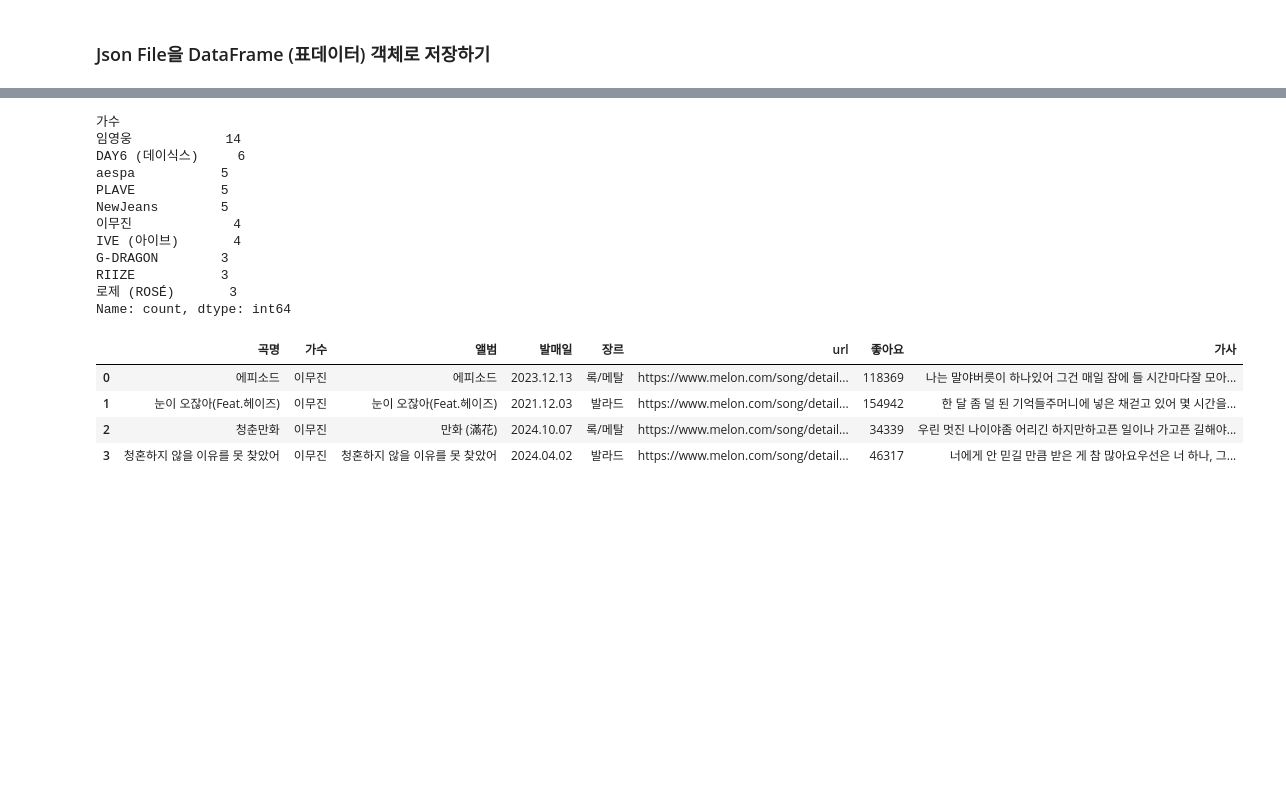
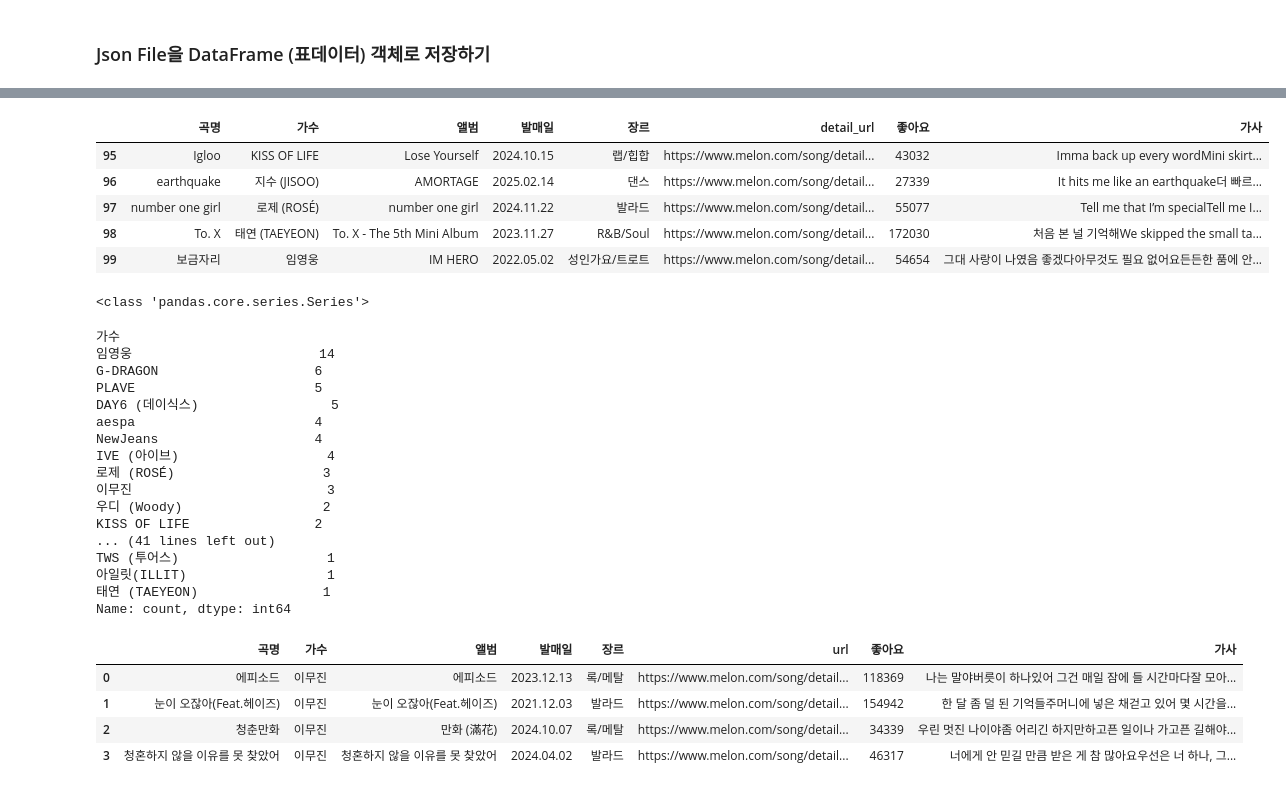
Before and after one commit to J-millar99/Python_Webscraping_Analysis, a Jupyter notebook: 04.Melon100차트_데이터파싱_DB저장.ipynb, the cells around one changed output, grey strips where cells are left out. Saved outputs shown, nothing was run; the diff lists cells and outputs as text; code cells hidden in the pictures; blank space fills up the shorter version.

```diff
--- a/04.Melon100차트_데이터파싱_DB저장.ipynb
+++ b/04.Melon100차트_데이터파싱_DB저장.ipynb
@@ -180,18 +190,35 @@ print('===> 100 곡 노래 파싱 끝')
+# %%
+song_df.tail()
+# %% [output]
+|  | 곡명 | 가수 | 앨범 | 발매일 | 장르 | detail_url | 좋아요 | 가사 |
+| 95 | Igloo | KISS OF LIFE | Lose Yourself | 2024.10.15 | 랩/힙합 | https://www.melon.com/song/detail... | 43032 | Imma back up every wordMini skirt... |
+| 96 | earthquake | 지수 (JISOO) | AMORTAGE | 2025.02.14 | 댄스 | https://www.melon.com/song/detail... | 27339 | It hits me like an earthquake더 빠르... |
+| 97 | number one girl | 로제 (ROSÉ) | number one girl | 2024.11.22 | 발라드 | https://www.melon.com/song/detail... | 55077 | Tell me that I’m specialTell me I... |
+| 98 | To. X | 태연 (TAEYEON) | To. X - The 5th Mini Album | 2023.11.27 | R&B/Soul | https://www.melon.com/song/detail... | 172030 | 처음 본 널 기억해We skipped the small ta... |
+| 99 | 보금자리 | 임영웅 | IM HERO | 2022.05.02 | 성인가요/트로트 | https://www.melon.com/song/detail... | 54654 | 그대 사랑이 나였음 좋겠다아무것도 필요 없어요든든한 품에 안... |
 # %%
 # 가수 별 Row Counting
+print(type(song_df['가수']))
+song_df['가수'].value_counts()
 # %% [output]
-가수
-임영웅            14
-DAY6 (데이식스)     6
-aespa           5
-PLAVE           5
-NewJeans        5
-이무진             4
-IVE (아이브)       4
-G-DRAGON        3
-RIIZE           3
-로제 (ROSÉ)       3
-Name: count, dtype: int64
+<class 'pandas.core.series.Series'>
+가수
+임영웅                        14
+G-DRAGON                    6
+PLAVE                       5
+DAY6 (데이식스)                 5
+aespa                       4
+NewJeans                    4
+IVE (아이브)                   4
+로제 (ROSÉ)                   3
+이무진                         3
+우디 (Woody)                  2
+KISS OF LIFE                2
+... (41 lines left out)
+TWS (투어스)                   1
+아일릿(ILLIT)                  1
+태연 (TAEYEON)                1
+Name: count, dtype: int64
 # %%
 # 장르 별 Row Counting
 # %%
```
Also changed, not shown: parts of 4 cells of this notebook, 1 other file.
